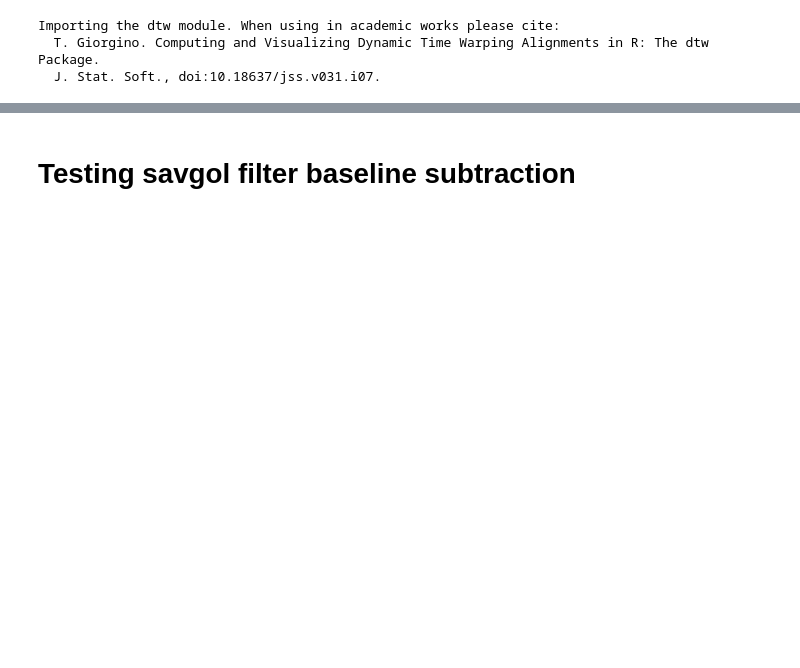
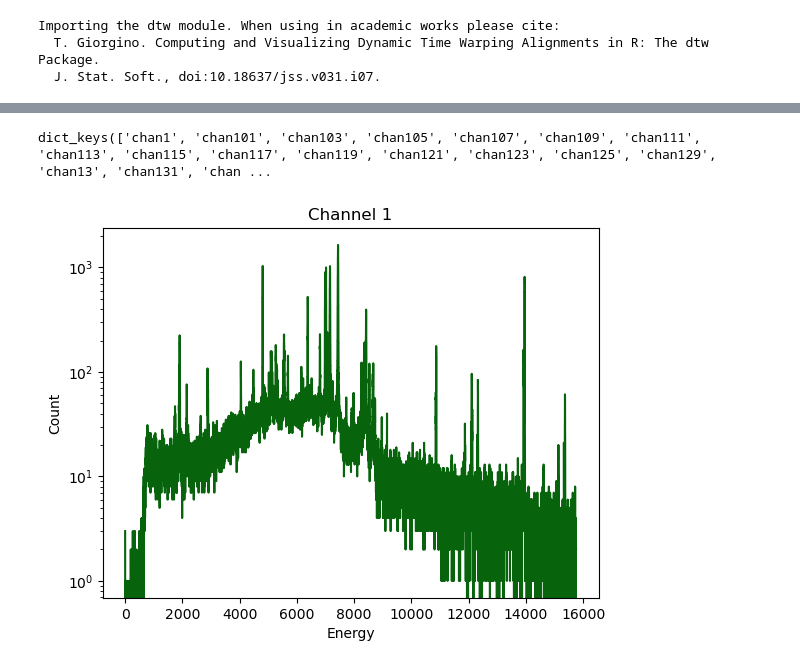
Before and after one commit to Tussky/spectral, a Jupyter notebook: Josiah.ipynb, the cells around one changed output, grey strips where cells are left out. Cells and saved outputs as stored; diff of their text form; code cells hidden in the pictures; blank space fills up the shorter version.

```diff
--- a/Josiah.ipynb
+++ b/Josiah.ipynb
@@ -22,2 +15,11 @@ chan1 = sample['chan1']
-# %% [markdown]
-# Testing savgol filter baseline subtraction
+# %%
+
+print(sample.channels.keys())
+# %% [output]
+dict_keys(['chan1', 'chan101', 'chan103', 'chan105', 'chan107', 'chan109', 'chan111', 'chan113', 'chan115', 'chan117', 'chan119', 'chan121', 'chan123', 'chan125', 'chan129', 'chan13', 'chan131', 'chan ...
+# %%
+chan1 = sample.channels['chan1']
+chan1.plot_channel(name= 'Channel 1')
+plt.savefig("Images/chan1_base.png", dpi=300, bbox_inches="tight")
+# %% [output]
+[figure, added]
```
Also changed, not shown: parts of 21 cells of this notebook, 11 other files.
